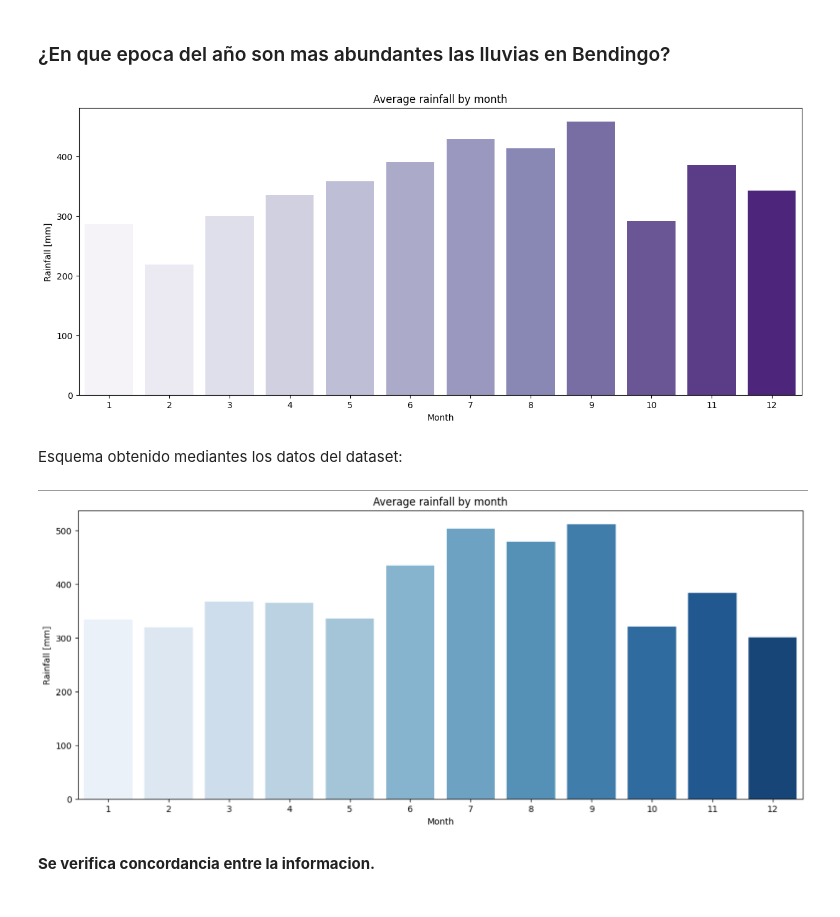
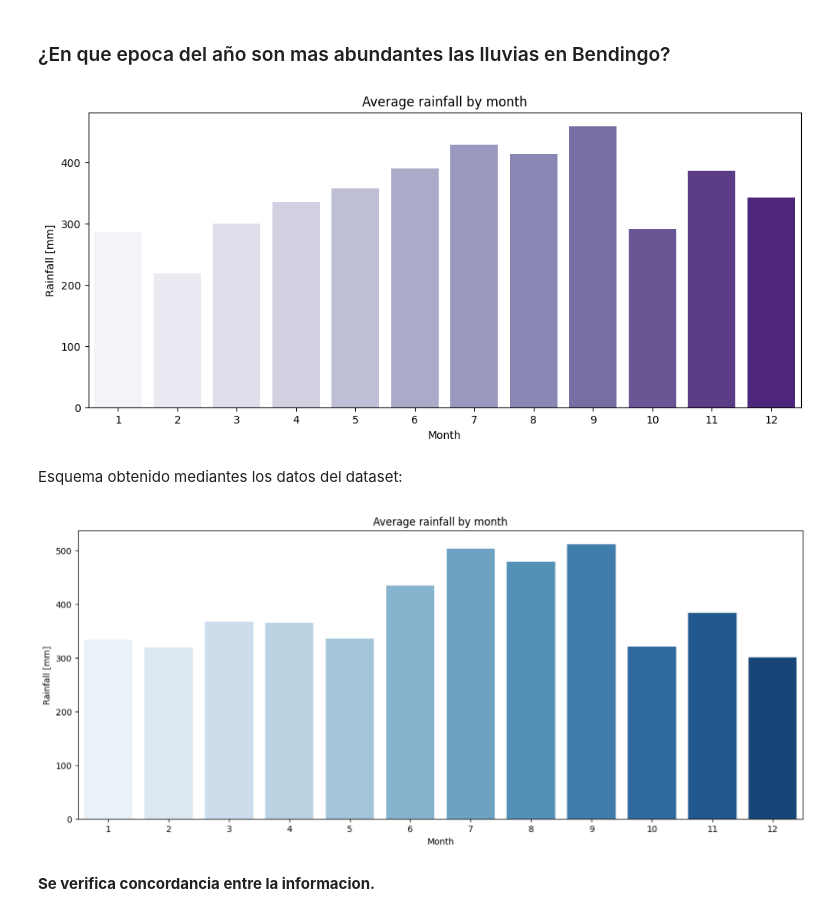
Before and after one commit to Juanmagithb/bendigo, a Jupyter notebook: SegundaEntrega+Alegre.ipynb, the cells around one changed output. Drawn from its saved outputs; the diff is of its cells as text; code cells hidden in the pictures.

```diff
--- a/SegundaEntrega+Alegre.ipynb
+++ b/SegundaEntrega+Alegre.ipynb
@@ -374,18 +374,18 @@ df = df.reset_index(drop=True)
 ### ¿En que epoca del año son mas abundantes las lluvias en Bendingo?
 # %%
 rainfall_sum_by_month = df.groupby('month')['precipitation'].sum().reset_index()
-plt.figure(figsize=(15,6))
+plt.figure(figsize=(12,5))
 sns.barplot(data=rainfall_sum_by_month, x='month', y= "precipitation" , palette = "Purples" )
 plt.title('Average rainfall by month')
 plt.xlabel('Month')
 plt.ylabel('Rainfall [mm]')
 plt.show()
 # %% [output]
-[figure, old version]
+[figure, new version]
 # %% [markdown]
 Esquema obtenido mediantes los datos del dataset:
 # %% [markdown]
-![1.png](embedded-picture-1-old)
+![1.png](embedded-picture-1-new)
 # %% [markdown]
 **Se verifica concordancia entre la informacion.**
 # %% [markdown]
```
Also changed, not shown: parts of 4 cells of this notebook.
